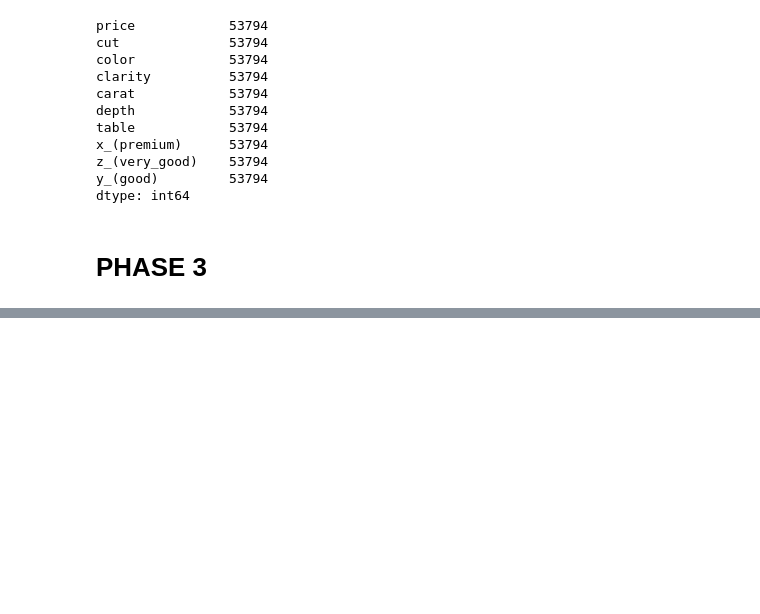
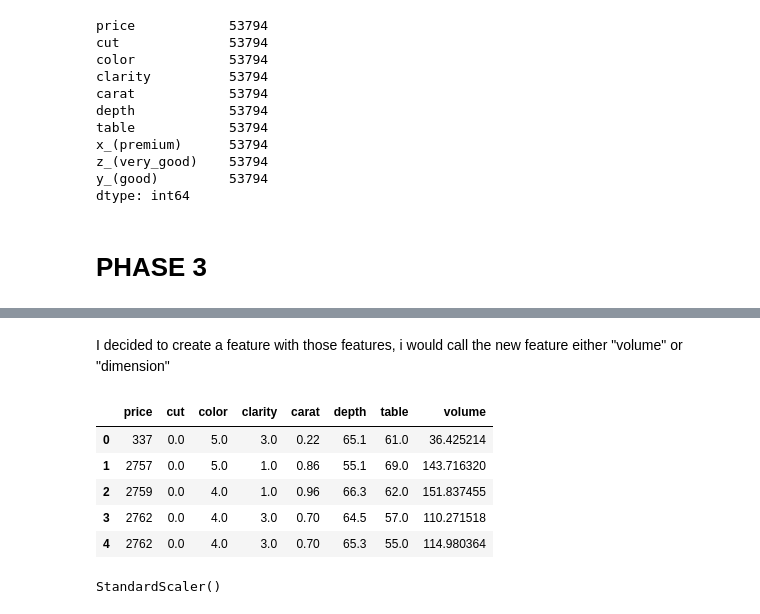
Before and after one commit to TeslimAdeyanju/4-Portfolio-SDS-CP023-diamond-price-predictor, a Jupyter notebook: submissions-team/Patrick-Edosoma/diamond_notebook.ipynb, the cells around one changed output, grey strips where cells are left out. Cells and saved outputs as stored; diff of their text form; code cells hidden in the pictures; blank space fills up the shorter version.

```diff
--- a/submissions-team/Patrick-Edosoma/diamond_notebook.ipynb
+++ b/submissions-team/Patrick-Edosoma/diamond_notebook.ipynb
@@ -35,7 +45,7 @@ X (Width), Y (Length), Z (Height): Define the diamond’s proportions and appear
 Price: The cost in USD, influenced by carat, cut, color, clarity, and proportions.
 # %%
 
-df = pd.read_csv("/Users/sot/SDS-CP023-diamond-price-predictor/type of the Diamond new.csv")
+df = pd.read_csv("/Users/sot/SDS-CP023-diamond-price-predictor/submissions-team/Patrick-Edosoma/type of the Diamond new.csv")
 # %%
 df.head(10)
 # %% [output]
@@ -605,0 +629,16 @@ dtype: int64
+# %% [markdown]
+
+ I decided to create a feature with those features, i would call the new feature either "volume" or "dimension"
+# %%
+df['volume'] = df['x_(premium)'] * df['z_(very_good)'] * df['y_(good)']
+# %%
+df.drop(columns=['x_(premium)', 'z_(very_good)', 'y_(good)'], inplace=True)
+# %%
+df.head()
+# %% [output]
+|  | price | cut | color | clarity | carat | depth | table | volume |
+| 0 | 337 | 0.0 | 5.0 | 3.0 | 0.22 | 65.1 | 61.0 | 36.425214 |
+| 1 | 2757 | 0.0 | 5.0 | 1.0 | 0.86 | 55.1 | 69.0 | 143.716320 |
+| 2 | 2759 | 0.0 | 4.0 | 1.0 | 0.96 | 66.3 | 62.0 | 151.837455 |
+| 3 | 2762 | 0.0 | 4.0 | 3.0 | 0.70 | 64.5 | 57.0 | 110.271518 |
+| 4 | 2762 | 0.0 | 4.0 | 3.0 | 0.70 | 65.3 | 55.0 | 114.980364 |
@@ -605,0 +652,4 @@ dtype: int64
+# %%
+scaler.fit(X_train)
+# %% [output]
+StandardScaler()
```
Also changed, not shown: parts of 21 cells of this notebook.
